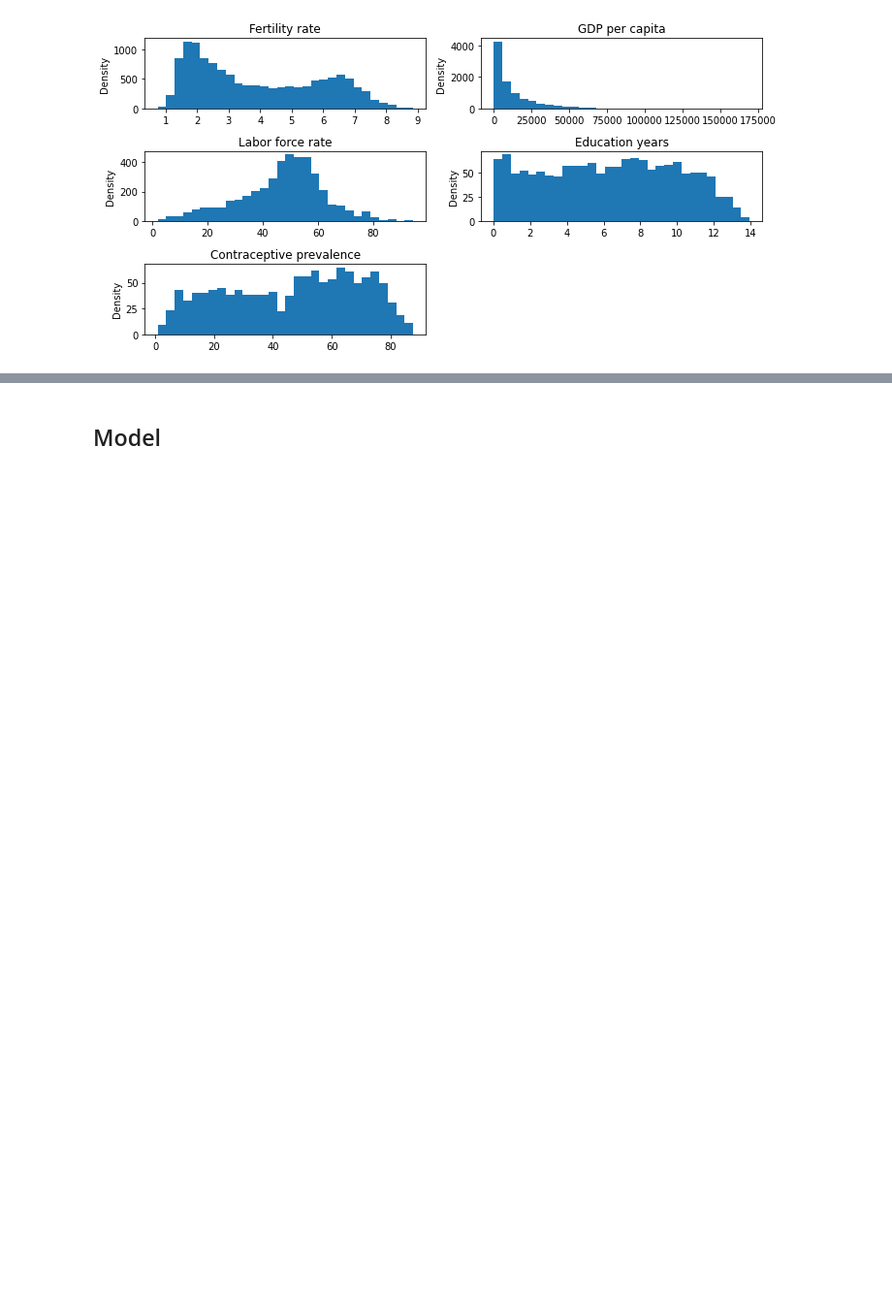
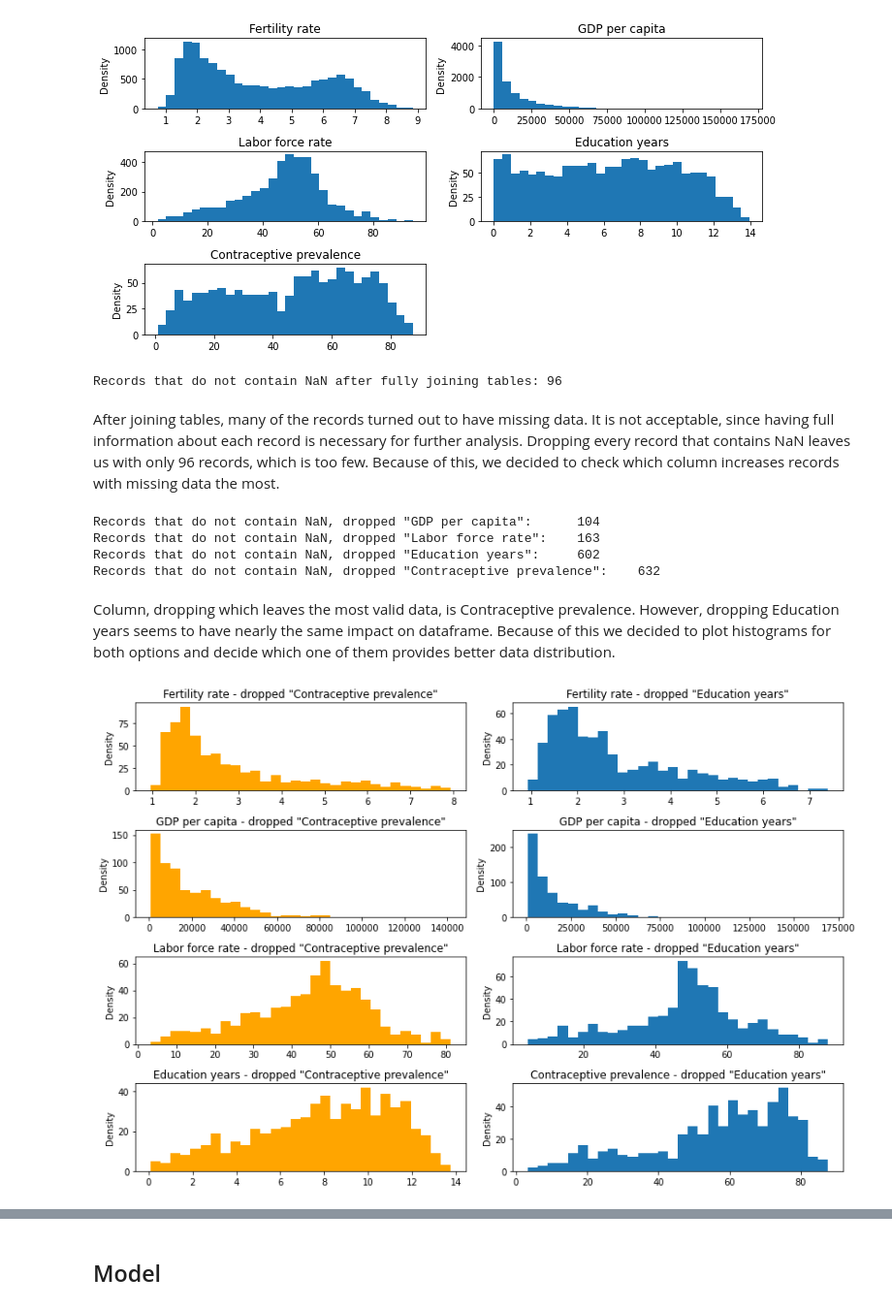
Before and after one commit to michalsciubisz/fertility_rate_project, a Jupyter notebook: fertility_rate.ipynb, the cells around one changed output, grey strips where cells are left out. Shown: that part at 97% size. Drawn from its saved outputs; the diff is of its cells as text; code cells hidden in the pictures; blank space fills up the shorter version.

```diff
--- a/fertility_rate.ipynb
+++ b/fertility_rate.ipynb
@@ -28,10 +38,10 @@ from cmdstanpy import CmdStanModel #It has to be used in container
 # %% [markdown]
 ### Reading data from files
 # %%
-gdp_df = pd.read_csv('children-per-woman-fertility-rate-vs-level-of-prosperity.csv')
-labor_df = pd.read_csv('fertility-and-female-labor-force-participation.csv')
-education_df = pd.read_csv('womens-educational-attainment-vs-fertility.csv')
-contraception_df = pd.read_csv('fertility-vs-contraception.csv')
+gdp_df = pd.read_csv('/home/children-per-woman-fertility-rate-vs-level-of-prosperity.csv')
+labor_df = pd.read_csv('/home/fertility-and-female-labor-force-participation.csv')
+education_df = pd.read_csv('/home/womens-educational-attainment-vs-fertility.csv')
+contraception_df = pd.read_csv('/home/fertility-vs-contraception.csv')
 # %% [markdown]
 ## Data preprocessing
 # %% [markdown]
@@ -148,3 +152,44 @@ plt.tight_layout()
 plt.show()
 # %% [output]
 [figure]
+# %%
+records_without_nan = merged_df.notna().all(axis=1)
+print(f'Records that do not contain NaN after fully joining tables: {records_without_nan.sum()}')
+# %% [output]
+Records that do not contain NaN after fully joining tables: 96
+# %% [markdown]
+After joining tables, many of the records turned out to have missing data. It is not acceptable, since having full information about each record is necessary for further analysis. Dropping every record that contains NaN leaves us with only 96 records, which is too few. Because of this, we decided to check which column increases records with missing data the most.
+# %%
+for col in col_list[1:]:
+    records_without_nan_dropped = merged_df.drop(columns=col).dropna()
+    print(f'Records that do not contain NaN, dropped "{col}": \t{records_without_nan_dropped.shape[0]}')
+# %% [output]
+Records that do not contain NaN, dropped "GDP per capita":      104
+Records that do not contain NaN, dropped "Labor force rate":    163
+Records that do not contain NaN, dropped "Education years":     602
+Records that do not contain NaN, dropped "Contraceptive prevalence":    632
+# %% [markdown]
+Column, dropping which leaves the most valid data, is Contraceptive prevalence. However, dropping Education years seems to have nearly the same impact on dataframe. Because of this we decided to plot histograms for both options and decide which one of them provides better data distribution.
+# %%
+plt.figure(figsize=(12,8))
+
+education_dropped_df = merged_df.drop(columns='Education years').dropna()
+contraception_dropped_df = merged_df.drop(columns='Contraceptive prevalence').dropna()
+i=0
+for idx in range(len(col_list)):
+    if col_list[idx] != 'Contraceptive prevalence':
+        plt.subplot(4,2,i+1)
+        plt.hist(contraception_dropped_df[col_list[idx]], bins=30, color='orange')
+        plt.ylabel('Density')
+        plt.title(f'{col_list[idx]} - dropped "Contraceptive prevalence"')
+        i+=1
+    if col_list[idx] != 'Education years':
+        plt.subplot(4,2,i+1)
+        plt.hist(education_dropped_df[col_list[idx]], bins=30)
+        plt.ylabel('Density')
+        plt.title(f'{col_list[idx]} - dropped "Education years"')
+        i+=1
+plt.tight_layout()
+plt.show()
+# %% [output]
+[figure, added]
```
Also changed, not shown: parts of 17 cells of this notebook, 17 other files.
